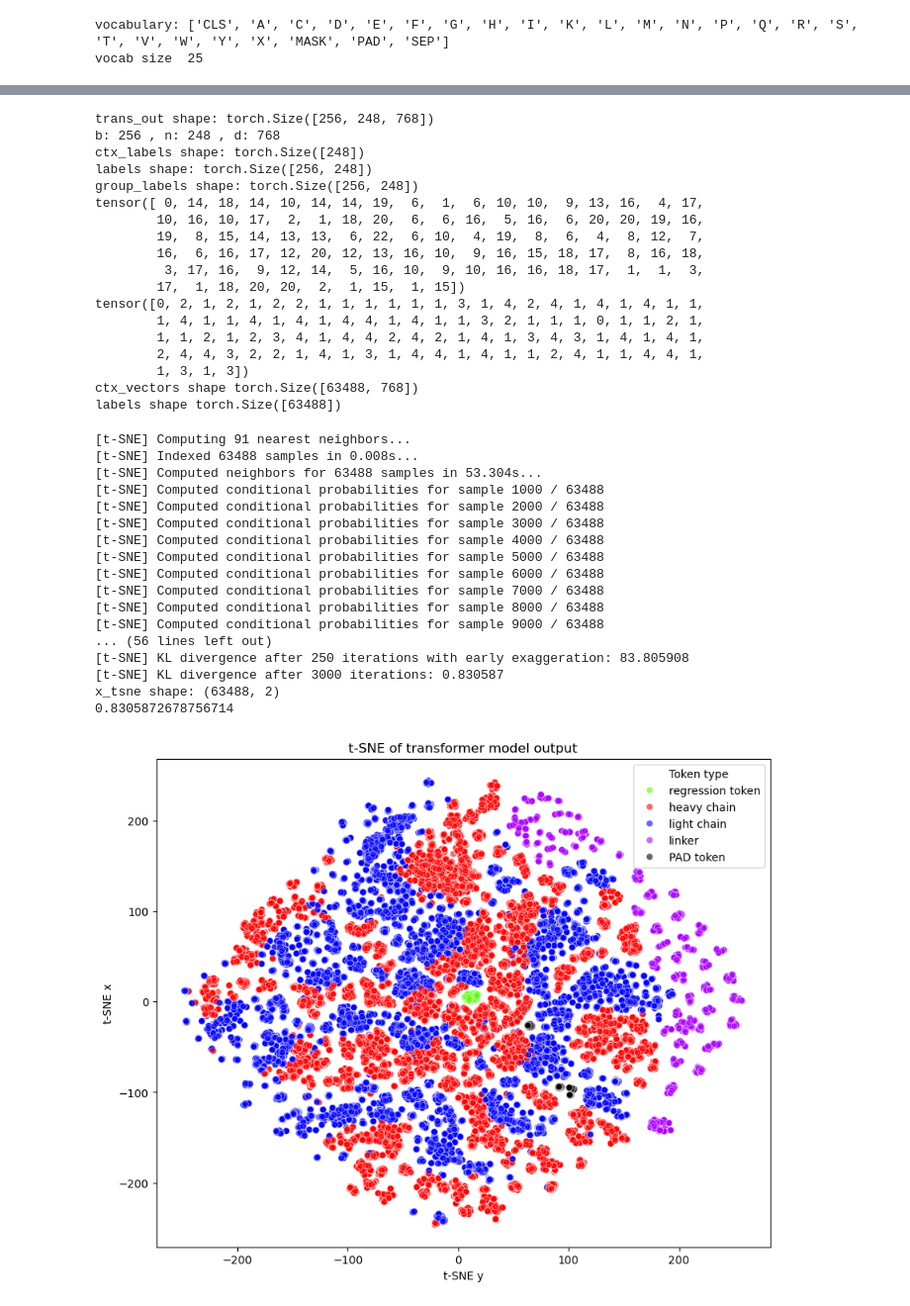
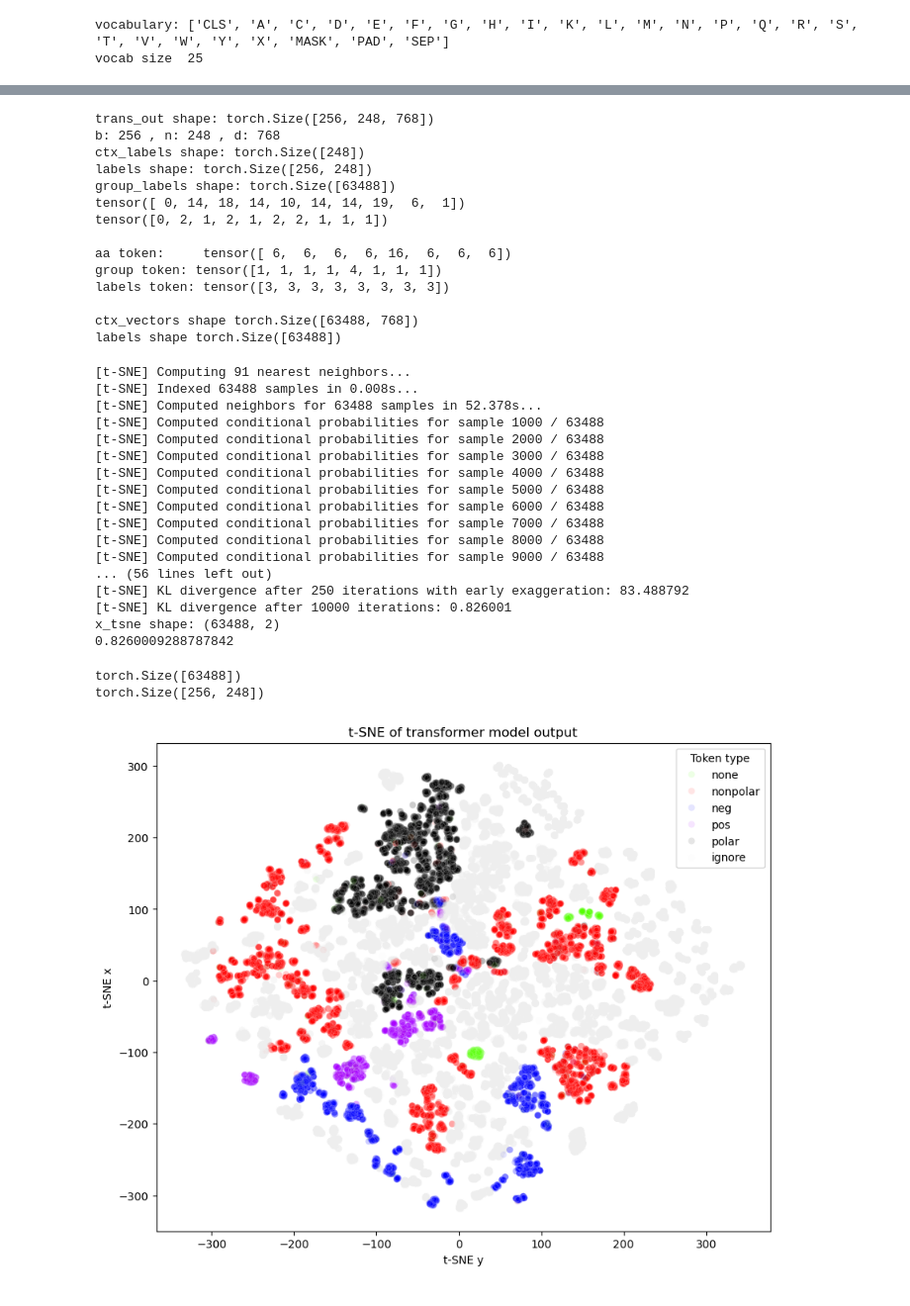
Before and after one commit to planaria158/BERT-antibody-antigen-binding-energy, a Jupyter notebook: tSNE_and_Attn_Maps.ipynb, the cells around one changed output, grey strips where cells are left out. Shown at 99% size. Saved outputs shown, nothing was run; the diff lists cells and outputs as text; code cells hidden in the pictures.

Commit message:
misc changes, analysis of tSNE based on chain sections and amino acid groupings

```diff
--- a/tSNE_and_Attn_Maps.ipynb
+++ b/tSNE_and_Attn_Maps.ipynb
@@ -64,7 +64,7 @@ test_loader = DataLoader(test_dataset, shuffle=False, batch_size=256) #train_con
 #----------------------------------------------------------
 # Load pre-trained model
 #----------------------------------------------------------
-checkpoint_name = './lightning_logs/tform_mlp_model/pretrain/big2/chain_id/paired_2_set/version_1/checkpoints/epoch=60-step=8000-val_loss=0.44-loss=0.43.ckpt'
+checkpoint_name = './lightning_logs/tform_mlp_model/pretrain/big2/chain_id/paired_2_set/version_2/checkpoints/epoch=100-step=13200-val_loss=0.38-loss=0.38.ckpt'
 model = TFormMLP_Lightning.load_from_checkpoint(checkpoint_path=checkpoint_name, model_config=model_config, config=train_config)
 
 # register a forward hook to pick out the output tensors for the attention blocks
@@ -328,9 +340,15 @@ print('labels shape:', labels.shape)
 # Convert aa tokens to group tokens
 x_copy = torch.clone(x)
 group_labels = x_copy.cpu().detach().apply_(encode_aa_to_group)
+group_labels = torch.flatten(group_labels)
 print('group_labels shape:', group_labels.shape)
-print(x[0, 0:100])
-print(group_labels[0, 0:100])
+print(x[0, 0:10])
+print(group_labels[0:10])
+print()
+print('aa token:    ', x[0, 127:135])
+print('group token:', group_labels[127:135])
+print('labels token:', labels[0, 127:135])
+print()
 
 # labels = ctx_cats.repeat(train_config['batch_size'])
 # print('labels shape:', labels.shape)
@@ -344,18 +362,14 @@ trans_out shape: torch.Size([256, 248, 768])
 b: 256 , n: 248 , d: 768
 ctx_labels shape: torch.Size([248])
 labels shape: torch.Size([256, 248])
-group_labels shape: torch.Size([256, 248])
-tensor([ 0, 14, 18, 14, 10, 14, 14, 19,  6,  1,  6, 10, 10,  9, 13, 16,  4, 17,
-        10, 16, 10, 17,  2,  1, 18, 20,  6,  6, 16,  5, 16,  6, 20, 20, 19, 16,
-        19,  8, 15, 14, 13, 13,  6, 22,  6, 10,  4, 19,  8,  6,  4,  8, 12,  7,
-        16,  6, 16, 17, 12, 20, 12, 13, 16, 10,  9, 16, 15, 18, 17,  8, 16, 18,
-         3, 17, 16,  9, 12, 14,  5, 16, 10,  9, 10, 16, 16, 18, 17,  1,  1,  3,
-        17,  1, 18, 20, 20,  2,  1, 15,  1, 15])
-tensor([0, 2, 1, 2, 1, 2, 2, 1, 1, 1, 1, 1, 1, 3, 1, 4, 2, 4, 1, 4, 1, 4, 1, 1,
-        1, 4, 1, 1, 4, 1, 4, 1, 4, 4, 1, 4, 1, 1, 3, 2, 1, 1, 1, 0, 1, 1, 2, 1,
-        1, 1, 2, 1, 2, 3, 4, 1, 4, 4, 2, 4, 2, 1, 4, 1, 3, 4, 3, 1, 4, 1, 4, 1,
-        2, 4, 4, 3, 2, 2, 1, 4, 1, 3, 1, 4, 4, 1, 4, 1, 1, 2, 4, 1, 1, 4, 4, 1,
-        1, 3, 1, 3])
+group_labels shape: torch.Size([63488])
+tensor([ 0, 14, 18, 14, 10, 14, 14, 19,  6,  1])
+tensor([0, 2, 1, 2, 1, 2, 2, 1, 1, 1])
+
+aa token:     tensor([ 6,  6,  6,  6, 16,  6,  6,  6])
+group token: tensor([1, 1, 1, 1, 4, 1, 1, 1])
+labels token: tensor([3, 3, 3, 3, 3, 3, 3, 3])
+
 ctx_vectors shape torch.Size([63488, 768])
 labels shape torch.Size([63488])
 # %%
@@ -375,7 +389,7 @@ ctx_vectors = torch.reshape(one_seq, (one_seq.shape[0]*one_seq.shape[1], one_seq
 print('ctx_vectors shape', ctx_vectors.shape)
 # %%
 from sklearn.manifold import TSNE
-n_iter = 3000
+n_iter = 10000
 
 # 2D
 tsne = TSNE(n_components=2, random_state=config['seed'], metric="cosine", n_iter=n_iter, verbose=True)
@@ -385,7 +399,7 @@ print(tsne.kl_divergence_)
 # %% [output]
 [t-SNE] Computing 91 nearest neighbors...
 [t-SNE] Indexed 63488 samples in 0.008s...
-[t-SNE] Computed neighbors for 63488 samples in 53.304s...
+[t-SNE] Computed neighbors for 63488 samples in 52.378s...
 [t-SNE] Computed conditional probabilities for sample 1000 / 63488
 [t-SNE] Computed conditional probabilities for sample 2000 / 63488
 [t-SNE] Computed conditional probabilities for sample 3000 / 63488
@@ -396,10 +410,10 @@ print(tsne.kl_divergence_)
 [t-SNE] Computed conditional probabilities for sample 8000 / 63488
 [t-SNE] Computed conditional probabilities for sample 9000 / 63488
 ... (56 lines left out)
-[t-SNE] KL divergence after 250 iterations with early exaggeration: 83.805908
-[t-SNE] KL divergence after 3000 iterations: 0.830587
+[t-SNE] KL divergence after 250 iterations with early exaggeration: 83.488792
+[t-SNE] KL divergence after 10000 iterations: 0.826001
 x_tsne shape: (63488, 2)
-0.8305872678756714
+0.8260009288787842
 # %%
 from pathlib import Path
 path = Path('./misc_analysis/tSNE/tform_mlp/pretrain/big2/chain_id/paired_2_set/')
@@ -408,34 +422,47 @@ path.mkdir(parents=True, exist_ok=True)
 # pk.dump(x_tsne, open(os.path.join(path, 'tsne_10000iter_tform_pretrain_paired2.pkl'), 'wb'))
 
 # x_tsne = pk.load(open('./misc_analysis/tSNE/tform_mlp_v2/tsne_x_10000iter_tform_mlp_v2.pkl', 'rb'))
+# %%
+print(labels.shape)
+print(group_labels.shape)
+# %% [output]
+torch.Size([63488])
+torch.Size([256, 248])
+# %%
+
+mod_grp_labels = torch.clone(group_labels)
+# set the value of the group_labels to 5 if the corresponding label is 2 or 3
+mod_grp_labels[labels == 1] = 5
+mod_grp_labels[labels == 3] = 5
 # %%
 import seaborn as sns
 import matplotlib.pyplot as plt
 
 # Create an array with three colors
-colors = ["#55FF00", "#FF0000", "#0000FF", "#aa00FF",  "#000000"] # rgb, purple, and black
+colors = ["#55FF00", "#FF0000", "#0000FF", "#aa00FF",  "#000000", "#eeeeee"] # rgb, purple, black, and gray
 # Set custom color palette
 my_palette = sns.color_palette(colors)
 sns.set_palette(my_palette)
 
 fig, ax = plt.subplots(figsize=(10, 8))
 x_all = x_tsne[:, 0]
 y_all = x_tsne[:, 1]
-# cat_all = group_labels #labels
-cat_all = labels
+# cat_all = group_labels
+cat_all = mod_grp_labels
+# cat_all = labels
 plt.title('t-SNE of transformer model output')
 ax.set_xlabel("t-SNE y")
 ax.set_ylabel("t-SNE x")
-p = sns.scatterplot(x=x_all, y=y_all, alpha=0.6, ax=ax, palette=sns.color_palette(my_palette), hue=labels, legend=True)
+p = sns.scatterplot(x=x_all, y=y_all, alpha=0.8, ax=ax, palette=sns.color_palette(my_palette), hue=cat_all, legend=True)
 
 # title
 p.legend_.set_title('Token type')
-new_labels = ['regression token', 'heavy chain', 'light chain', 'linker',  'PAD token']
-# new_labels = groups
+# new_labels = ['regression token', 'heavy chain', 'light chain', 'linker',  'PAD token']
+new_labels = ['none', 'nonpolar', 'neg', 'pos', 'polar', 'ignore']
 for t, l in zip(p.legend_.texts, new_labels):
     t.set_text(l)
 # %% [output]
-[figure, old version]
+[figure, new version]
 # %%
 # Set the color palette
 sns.set_palette(sns.color_palette("Paired"))
```
Also changed, not shown: parts of 3 cells of this notebook, 3 other files.
